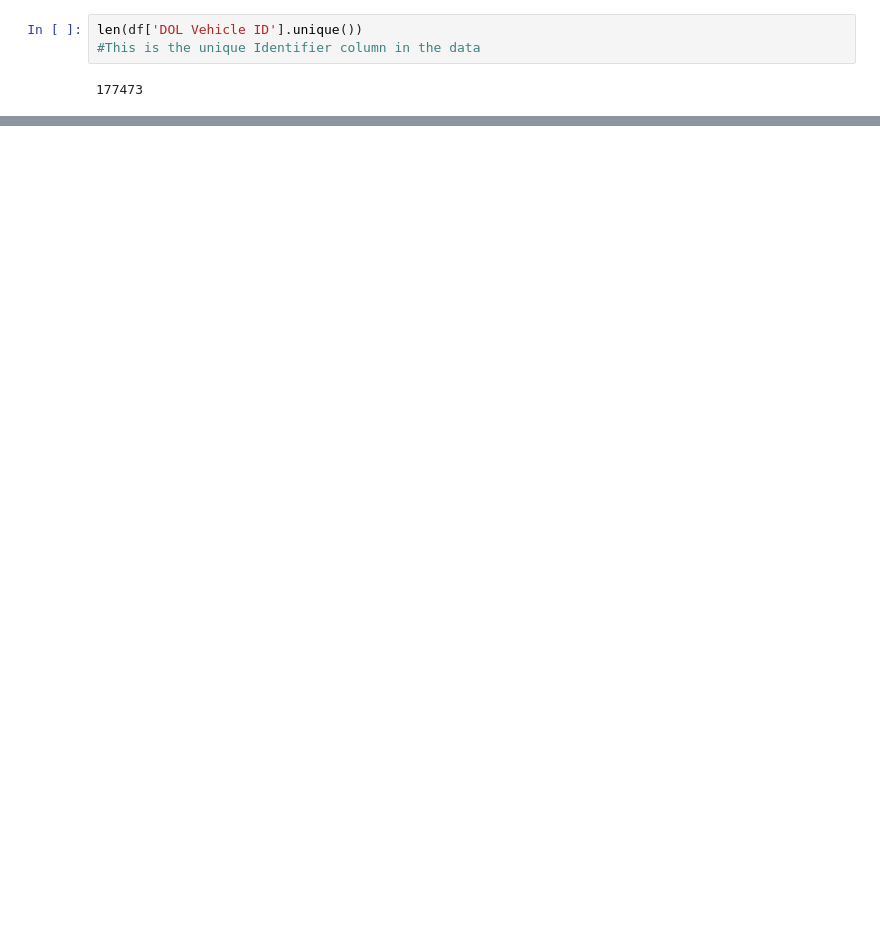
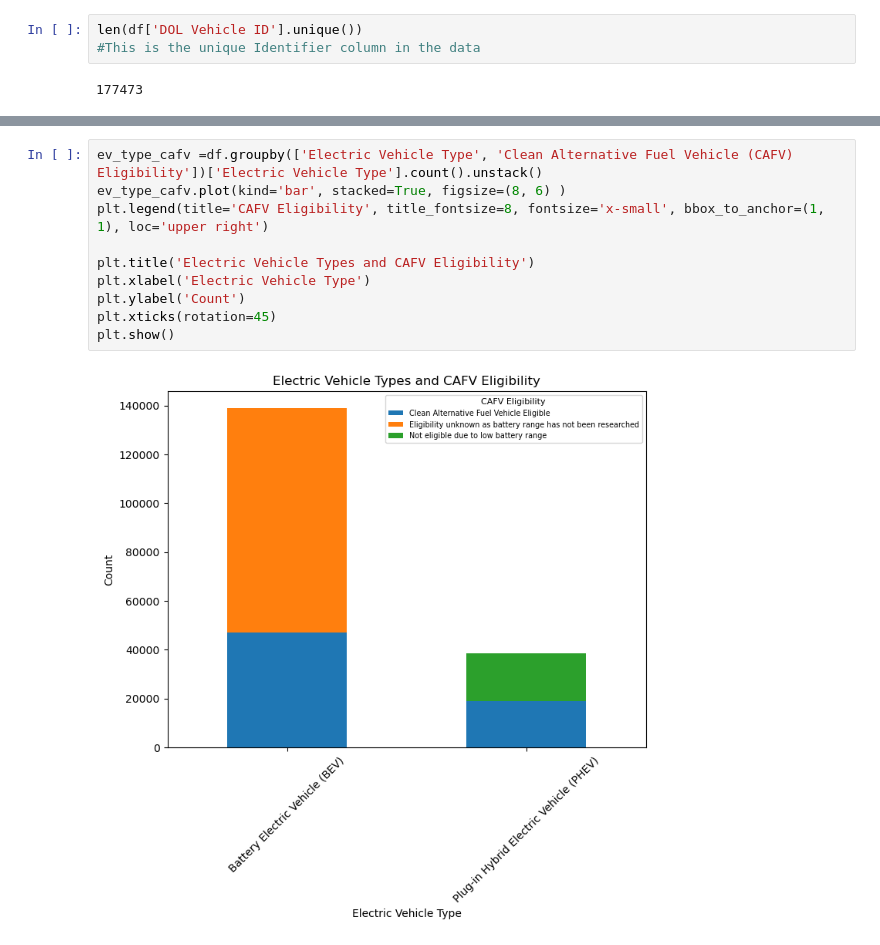
Before and after one commit to moyinajayi/ElectronicVehicleAnalysis, a Jupyter notebook: EV_Analysis.ipynb, the cells around one changed output, grey strips where cells are left out. Drawn from its saved outputs; the diff is of its cells as text; blank space fills up the shorter version.

```diff
--- a/EV_Analysis.ipynb
+++ b/EV_Analysis.ipynb
@@ -399,0 +415,12 @@ show(p)
+# %%
+ev_type_cafv =df.groupby(['Electric Vehicle Type', 'Clean Alternative Fuel Vehicle (CAFV) Eligibility'])['Electric Vehicle Type'].count().unstack()
+ev_type_cafv.plot(kind='bar', stacked=True, figsize=(8, 6) )
+plt.legend(title='CAFV Eligibility', title_fontsize=8, fontsize='x-small', bbox_to_anchor=(1, 1), loc='upper right')
+
+plt.title('Electric Vehicle Types and CAFV Eligibility')
+plt.xlabel('Electric Vehicle Type')
+plt.ylabel('Count')
+plt.xticks(rotation=45)
+plt.show()
+# %% [output]
+[figure, added]
```
Also changed, not shown: parts of 19 cells of this notebook.
